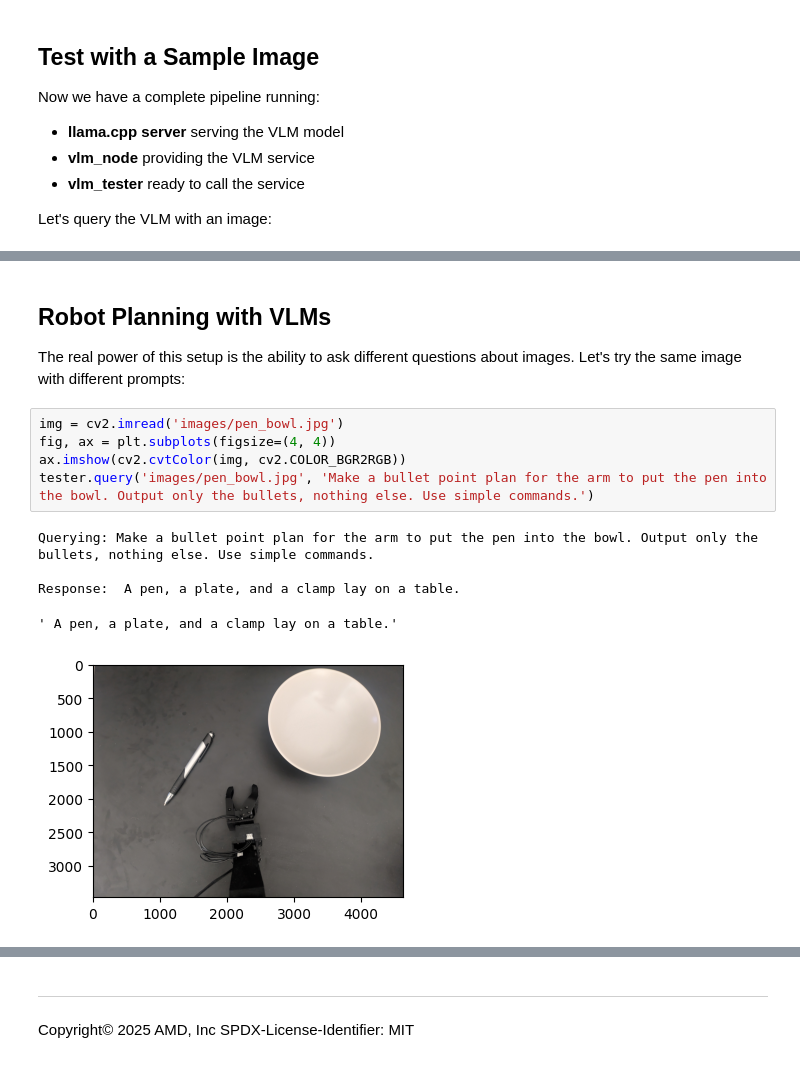
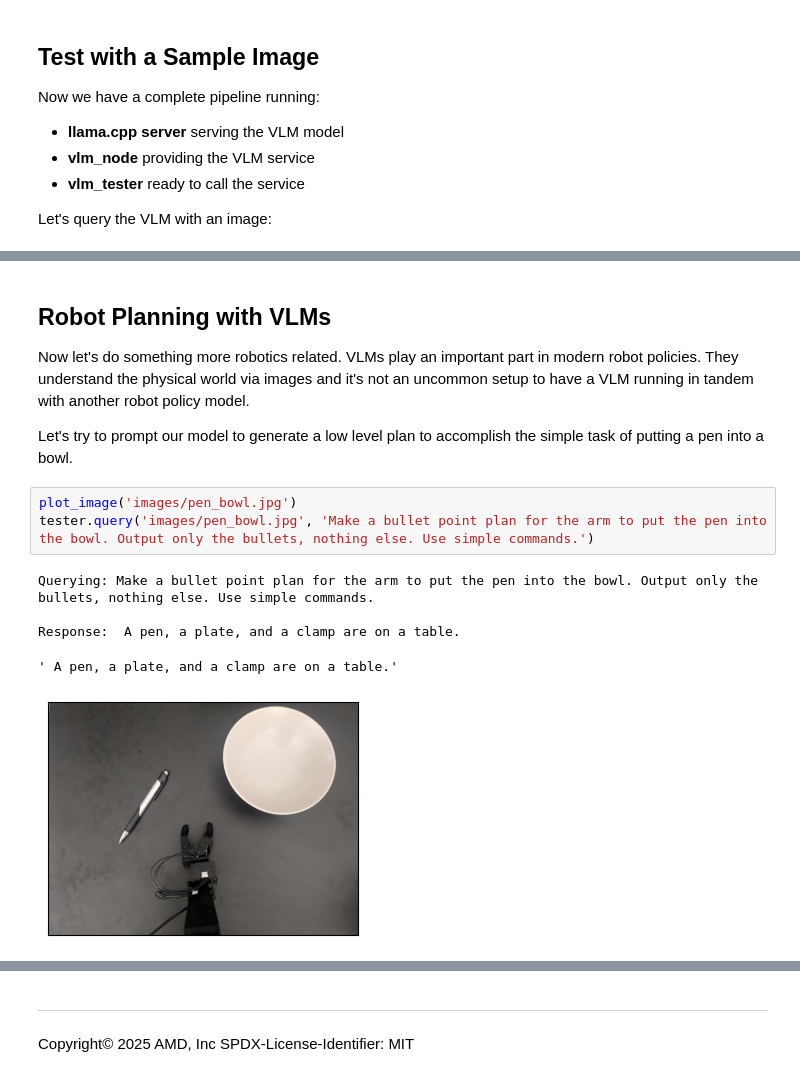
Before and after one commit to skalade/Ryzers, a Jupyter notebook: megadockers/gpu/notebooks/3_vlm_ros_integration.ipynb, the cells around one changed output, grey strips where cells are left out. Drawn from its saved outputs; the diff is of its cells as text.

```diff
--- a/megadockers/gpu/notebooks/3_vlm_ros_integration.ipynb
+++ b/megadockers/gpu/notebooks/3_vlm_ros_integration.ipynb
@@ -231,15 +233,15 @@ Response:  A black and white portrait of a young woman, she is wearing a wide br
 # %% [markdown]
 ## Robot Planning with VLMs
 
-The real power of this setup is the ability to ask different questions about images. Let's try the same image with different prompts:
+Now let's do something more robotics related. VLMs play an important part in modern robot policies. They understand the physical world via images and it's not an uncommon setup to have a VLM running in tandem with another robot policy model.
+
+Let's try to prompt our model to generate a low level plan to accomplish the simple task of putting a pen into a bowl.
 # %%
-img = cv2.imread('images/pen_bowl.jpg')
-fig, ax = plt.subplots(figsize=(4, 4))
-ax.imshow(cv2.cvtColor(img, cv2.COLOR_BGR2RGB))
+plot_image('images/pen_bowl.jpg')
 tester.query('images/pen_bowl.jpg', 'Make a bullet point plan for the arm to put the pen into the bowl. Output only the bullets, nothing else. Use simple commands.')
 # %% [output]
 Querying: Make a bullet point plan for the arm to put the pen into the bowl. Output only the bullets, nothing else. Use simple commands.
 
-Response:  A pen, a plate, and a clamp lay on a table.
+Response:  A pen, a plate, and a clamp are on a table.
-' A pen, a plate, and a clamp lay on a table.'
+' A pen, a plate, and a clamp are on a table.'
-[figure, old version]
+[figure, new version]
```
Also changed, not shown: parts of 21 cells of this notebook, 1 other file.
